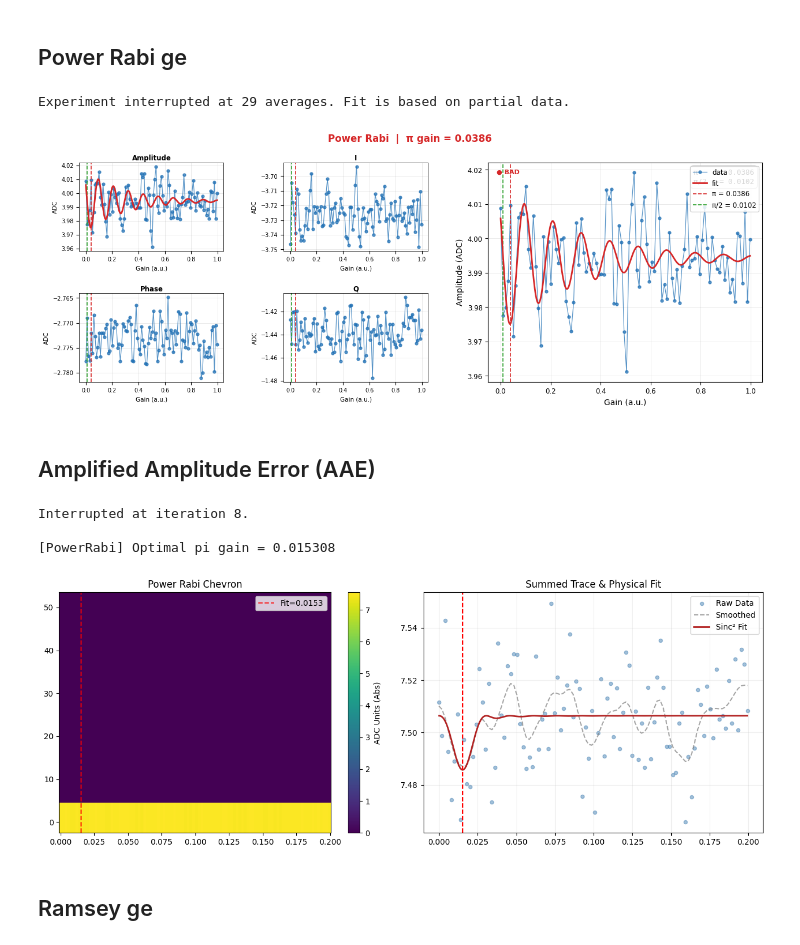
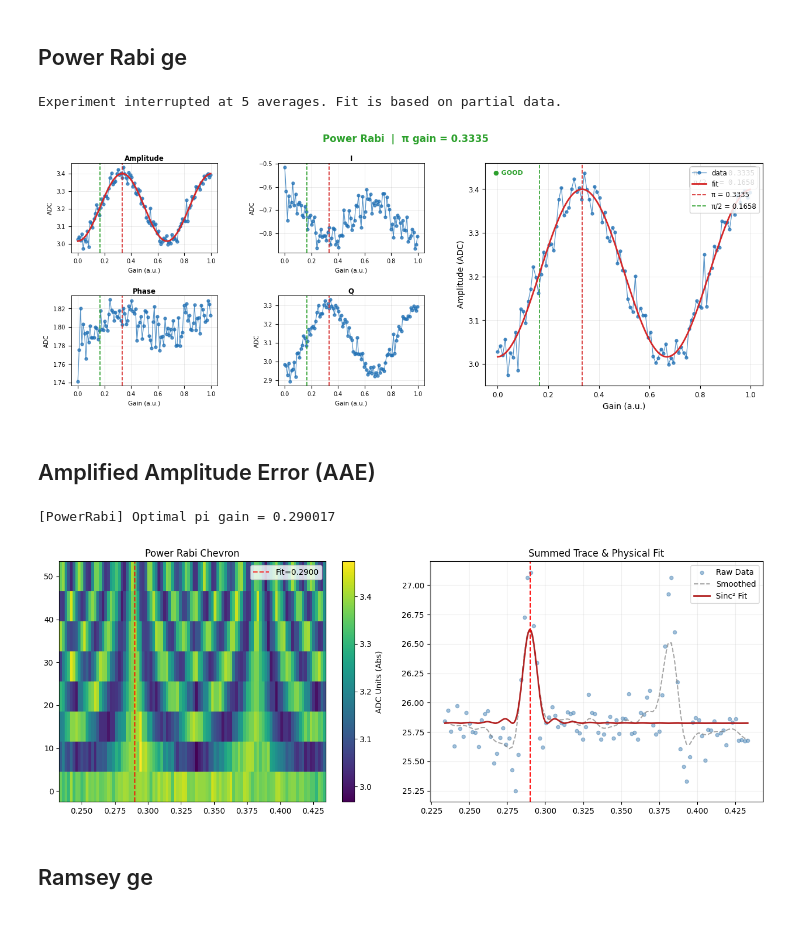
Before and after one commit to JayChien04717/QickworksaceV2_proj, a Jupyter notebook: QickworkspaceV2.ipynb, the cells around one changed output. Drawn from its saved outputs; the diff is of its cells as text; code cells hidden in the pictures.

```diff
--- a/QickworkspaceV2.ipynb
+++ b/QickworkspaceV2.ipynb
@@ -254,30 +250,30 @@ ExperimentData(type='s002b_res_ge_punchout', id='1e7fb267', quality=no_informati
 # %%
 from QickworkspaceV2.experiments.qubit_ge import QubitSpec
 
-center = 4100
-SPAN = 100
+center = 3620
+SPAN = 50
 START_FREQ = center - SPAN  # [MHz]
 STOP_FREQ = center + SPAN  # [MHz]
 STEPS = 201
 
-config_all.update("qb_ch", 0, q_index=qubit)
+config_all.update("qb_ch", 2, q_index=qubit)
 run_cfg = config_all.get_qubit(qubit)
 run_cfg.update(
     [
         ("steps", STEPS),
         ("qb_freq_ge", QickSweep1D("freqloop", START_FREQ, STOP_FREQ)),
         ("qb_mixer", center),
-        ("qb_gain_ge", 0.5),
-        ("qb_flat_top_length_ge", 5),
+        ("qb_gain_ge", 0.1),
+        ("qb_flat_top_length_ge", 3),
         ("relax_delay", 1),
-        ("nqz_qb", 2),
+        ("nqz_qb", 1),
     ]
 )
 
 spectrum_ge = QubitSpec(run_cfg)
 spectrum_ge.run(50)
 f_ge = spectrum_ge.result["f0_MHz"]
-# config_all.update("qb_freq_ge", f_ge, q_index=qubit)
-# config_all.update("qb_mixer", f_ge, q_index=qubit)
+config_all.update("qb_freq_ge", f_ge, q_index=qubit)
+config_all.update("qb_mixer", f_ge, q_index=qubit)
 # spectrum_ge.saveLabber(qubit, config_all=config_all)
 # %% [output]
@@ -326,13 +323,13 @@ spectrumff_ge.run(500, swap_xy=True, show_final_plot=True)
 from QickworkspaceV2.experiments.qubit_ge import TimeRabi
 
 config_all.update("sigma_ge", 0.01, q_index=qubit)
-config_all.update("relax_delay", 50, q_index=qubit)
+config_all.update("relax_delay", 200, q_index=qubit)
 
 run_cfg = config_all.get_qubit(qubit)
 run_cfg.update(
     [
         ("cooling", False),
-        ("qb_gain_ge", 0.5),
+        ("qb_gain_ge", 0.1),
         ("qb_flat_top_length_ge", QickSweep1D("lenloop", 0.01, 0.3)),
         ("steps", 81),
     ]
@@ -350,9 +351,9 @@ START_GAIN = 0.0  # [DAC units]
 STOP_GAIN = 1  # [DAC units]
 STEPS = 100
 
-config_all.update("sigma_ge", 0.15, q_index=qubit)
-config_all.update("nqz_qb", 2, q_index=qubit)
-config_all.update("relax_delay", 50, q_index=qubit)
+config_all.update("sigma_ge", 0.01, q_index=qubit)
+config_all.update("nqz_qb", 1, q_index=qubit)
+config_all.update("relax_delay", 200, q_index=qubit)
 run_cfg = config_all.get_qubit(qubit)
 
 run_cfg.update(
@@ -367,44 +368,44 @@ run_cfg.update(
 prabi = PowerRabi(run_cfg)
 prabi.run(50)
 pi_gain, pi2_gain = prabi.result["pi_gain"], prabi.result["pi2_gain"]
-# config_all.update("pi_gain_ge", pi_gain, q_index=qubit)
-# config_all.update("pi2_gain_ge", pi2_gain, q_index=qubit)
+config_all.update("pi_gain_ge", pi_gain, q_index=qubit)
+config_all.update("pi2_gain_ge", pi2_gain, q_index=qubit)
 # prabi.saveLabber(qubit, config_all=config_all)
 # %% [output]
-Experiment interrupted at 29 averages. Fit is based on partial data.
+Experiment interrupted at 5 averages. Fit is based on partial data.
-[figure, old version]
+[figure, new version]
 # %% [markdown]
 ## Amplified Amplitude Error (AAE)
 # %%
-from QickworkspaceV2.experiments.qubit_ge import AAE
+from QickworkspaceV2.experiments.qubit_ge import PowerRabiChevron
 
 START_GAIN = 0.0  # [DAC units]
 STOP_GAIN = 1  # [DAC units]
 STEPS = 100
 
 run_cfg = config_all.get_qubit(qubit)
 focus = run_cfg["pi_gain_ge"]
+delta = run_cfg["pi_gain_ge"] - run_cfg["pi2_gain_ge"]
 run_cfg.update(
     [
         ("steps", STEPS),
-        ("qb_gain_ge", QickSweep1D("gainloop", focus - 0.1, focus + 0.1)),
+        ("qb_gain_ge", QickSweep1D("gainloop", focus - delta, focus + delta)),
         # ("pulse_type", "drag"),
         ("iter_start", 1),
         ("iter_stop", 50),
         ("iter_step", 7),
+        ('reps', 5)
     ]
 )
 
-aae = AAE(run_cfg)
-result = aae.run(10)
+aae = PowerRabiChevron(run_cfg)
+result = aae.run(100)
 # config_all.update("pi_gain_ge", result, q_index=qubit)
 # config_all.update("pi2_gain_ge", result / 2, q_index=qubit)
 # aae.saveLabber(qubit, config_all=config_all)
 # %% [output]
-Interrupted at iteration 8.
-
-[PowerRabi] Optimal pi gain = 0.015308
+[PowerRabi] Optimal pi gain = 0.290017
-[figure, old version]
+[figure, new version]
 # %% [markdown]
 ## Ramsey ge
 # %%
```
Also changed, not shown: parts of 24 cells of this notebook.
